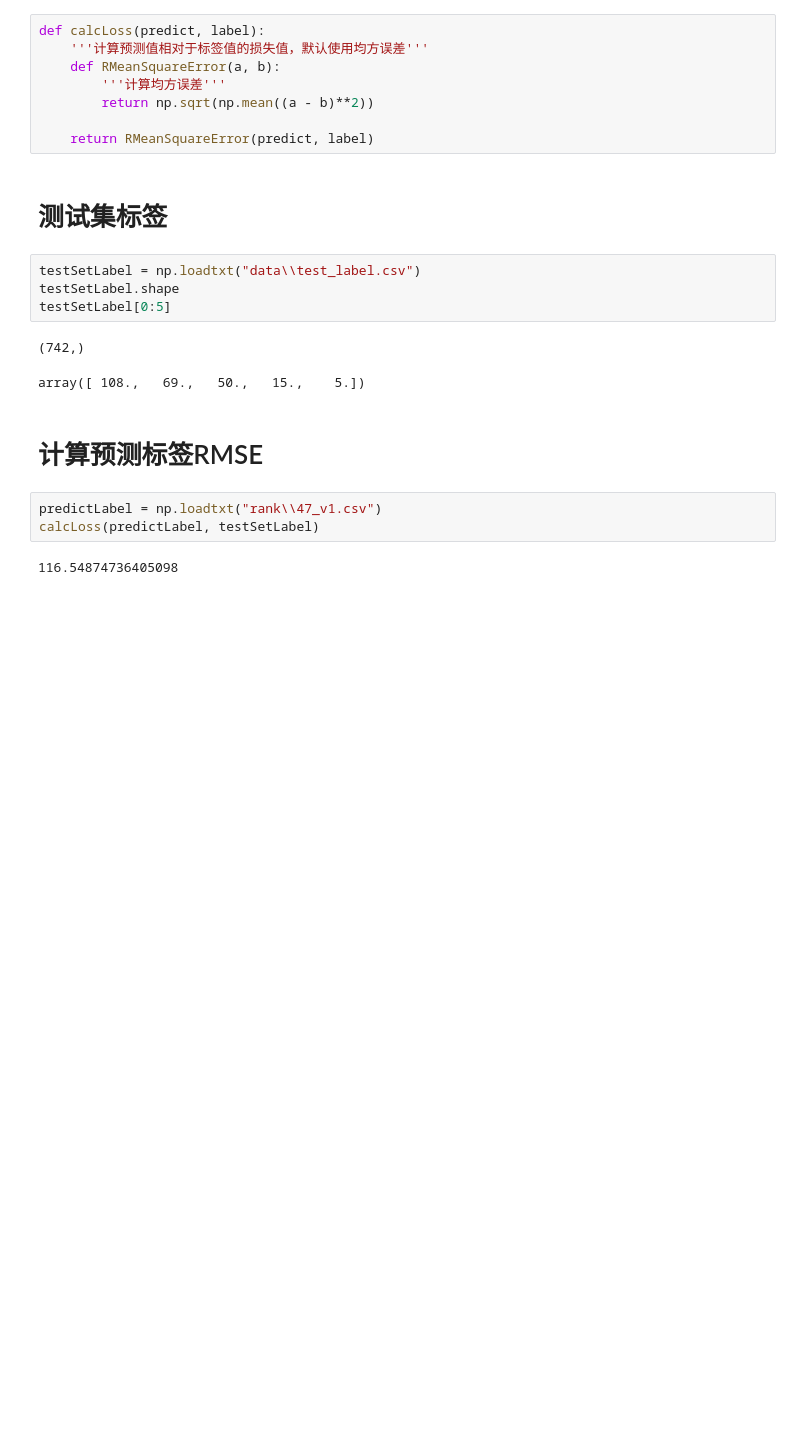
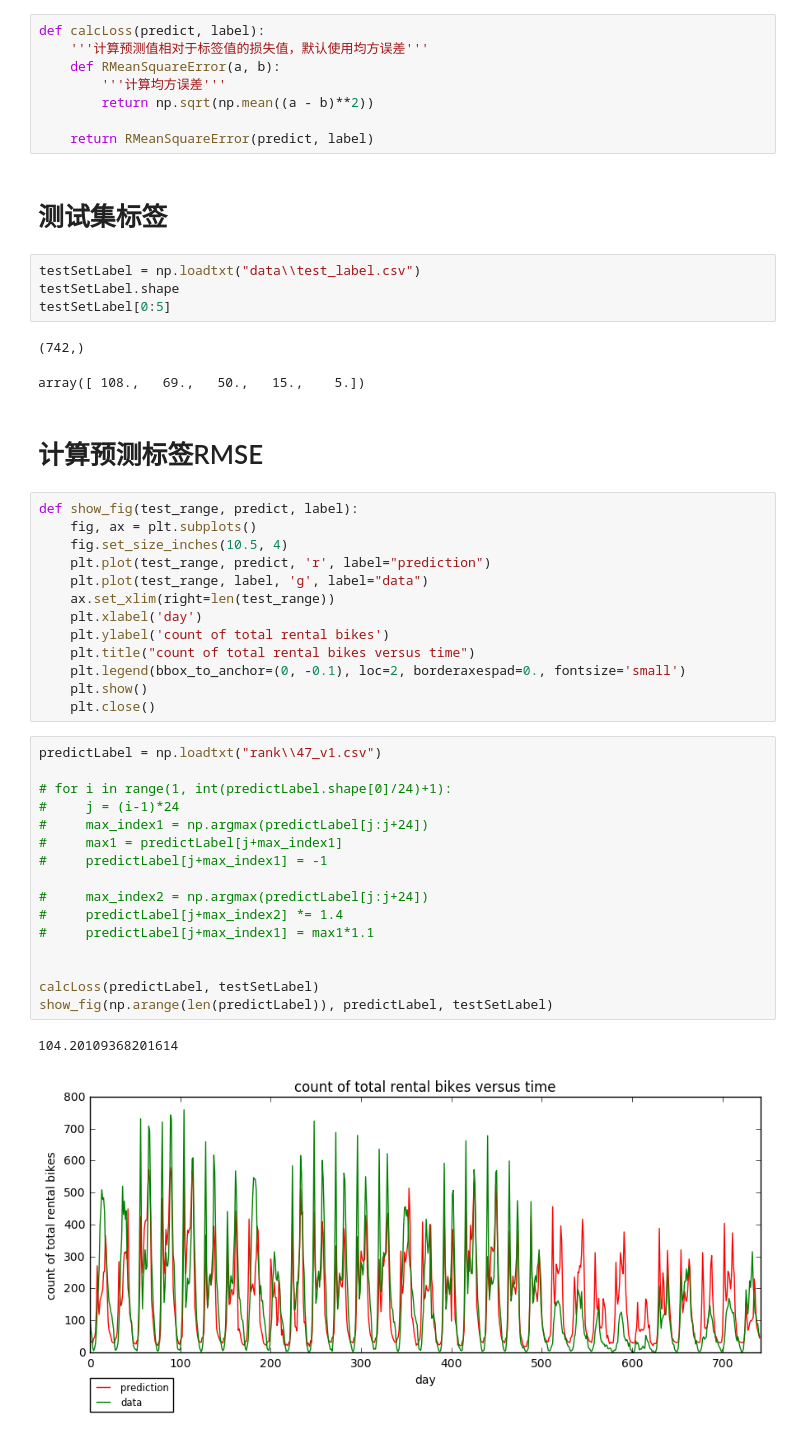
Before and after one commit to linzch3/Open-Course-Learning, a Jupyter notebook: A04.Artificial Intelligence - SYSU - RYH/Project/regression/Rank checking.ipynb, the cells around one changed output. Saved outputs shown, nothing was run; the diff lists cells and outputs as text; blank space fills up the shorter version.

```diff
--- a/A04.Artificial Intelligence - SYSU - RYH/Project/regression/Rank checking.ipynb
+++ b/A04.Artificial Intelligence - SYSU - RYH/Project/regression/Rank checking.ipynb
@@ -34,8 +34,35 @@ testSetLabel[0:5]
 array([ 108.,   69.,   50.,   15.,    5.])
 # %% [markdown]
 # 计算预测标签RMSE
-# %%
-predictLabel = np.loadtxt("rank\\47_v1.csv")
-calcLoss(predictLabel, testSetLabel)
-# %% [output]
-116.54874736405098
+# %%
+def show_fig(test_range, predict, label):
+    fig, ax = plt.subplots()
+    fig.set_size_inches(10.5, 4)
+    plt.plot(test_range, predict, 'r', label="prediction")
+    plt.plot(test_range, label, 'g', label="data")
+    ax.set_xlim(right=len(test_range))
+    plt.xlabel('day')
+    plt.ylabel('count of total rental bikes')
+    plt.title("count of total rental bikes versus time")
+    plt.legend(bbox_to_anchor=(0, -0.1), loc=2, borderaxespad=0., fontsize='small')
+    plt.show()
+    plt.close()
+# %%
+predictLabel = np.loadtxt("rank\\47_v1.csv")
+
+# for i in range(1, int(predictLabel.shape[0]/24)+1):
+#     j = (i-1)*24
+#     max_index1 = np.argmax(predictLabel[j:j+24])
+#     max1 = predictLabel[j+max_index1]
+#     predictLabel[j+max_index1] = -1
+
+#     max_index2 = np.argmax(predictLabel[j:j+24])
+#     predictLabel[j+max_index2] *= 1.4
+#     predictLabel[j+max_index1] = max1*1.1
+
+
+calcLoss(predictLabel, testSetLabel)
+show_fig(np.arange(len(predictLabel)), predictLabel, testSetLabel)
+# %% [output]
+104.20109368201614
+[figure, added]
```
Also changed, not shown: parts of 18 cells of this notebook, 53 other files.
